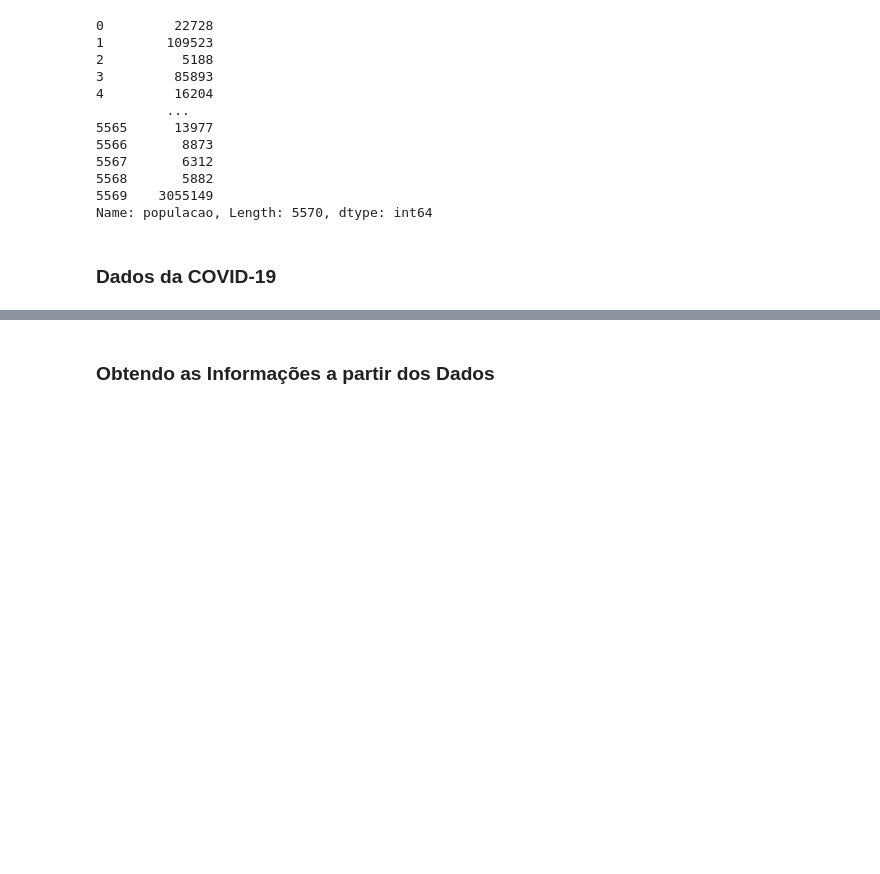
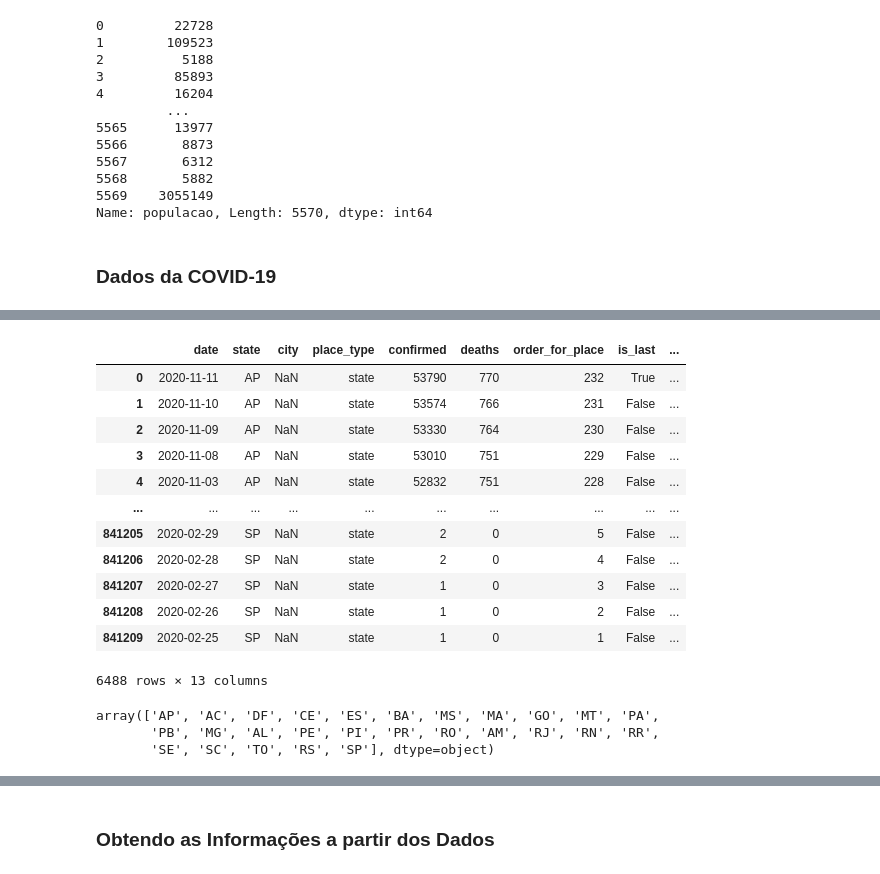
Before and after one commit to gustavopierre/data_science_portfolio, a Jupyter notebook: Gustavo_Moreira_Pierre.ipynb, the cells around one changed output, grey strips where cells are left out. Drawn from its saved outputs; the diff is of its cells as text; code cells hidden in the pictures; blank space fills up the shorter version.

```diff
--- a/Gustavo_Moreira_Pierre.ipynb
+++ b/Gustavo_Moreira_Pierre.ipynb
@@ -417 +427,23 @@ death_rate                            1
 dtype: int64
+# %%
+dados.loc[dados.city.isnull()]
+# %% [output]
+|  | date | state | city | place_type | confirmed | deaths | order_for_place | is_last | ... |
+| 0 | 2020-11-11 | AP | NaN | state | 53790 | 770 | 232 | True | ... |
+| 1 | 2020-11-10 | AP | NaN | state | 53574 | 766 | 231 | False | ... |
+| 2 | 2020-11-09 | AP | NaN | state | 53330 | 764 | 230 | False | ... |
+| 3 | 2020-11-08 | AP | NaN | state | 53010 | 751 | 229 | False | ... |
+| 4 | 2020-11-03 | AP | NaN | state | 52832 | 751 | 228 | False | ... |
+| ... | ... | ... | ... | ... | ... | ... | ... | ... | ... |
+| 841205 | 2020-02-29 | SP | NaN | state | 2 | 0 | 5 | False | ... |
+| 841206 | 2020-02-28 | SP | NaN | state | 2 | 0 | 4 | False | ... |
+| 841207 | 2020-02-27 | SP | NaN | state | 1 | 0 | 3 | False | ... |
+| 841208 | 2020-02-26 | SP | NaN | state | 1 | 0 | 2 | False | ... |
+| 841209 | 2020-02-25 | SP | NaN | state | 1 | 0 | 1 | False | ... |
+6488 rows × 13 columns
+# %%
+dados.state.unique()
+# %% [output]
+array(['AP', 'AC', 'DF', 'CE', 'ES', 'BA', 'MS', 'MA', 'GO', 'MT', 'PA',
+       'PB', 'MG', 'AL', 'PE', 'PI', 'PR', 'RO', 'AM', 'RJ', 'RN', 'RR',
+       'SE', 'SC', 'TO', 'RS', 'SP'], dtype=object)
```
Also changed, not shown: parts of 35 cells of this notebook.
